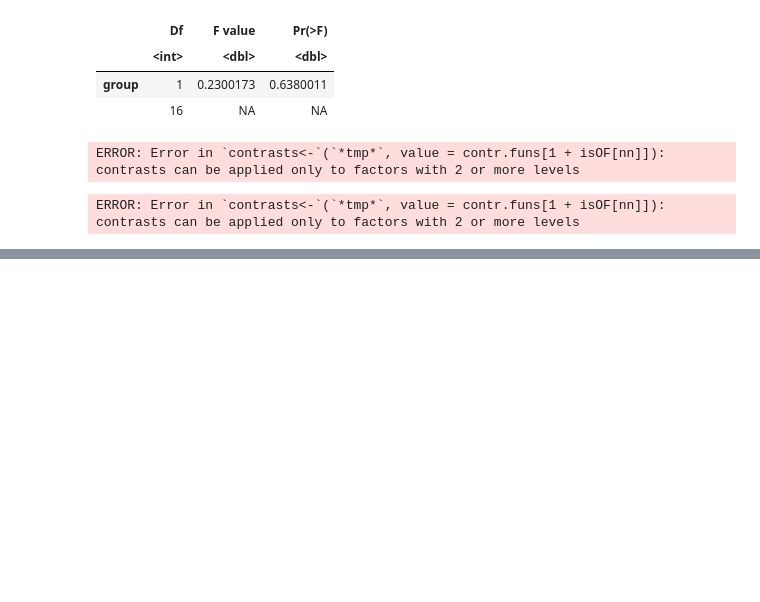
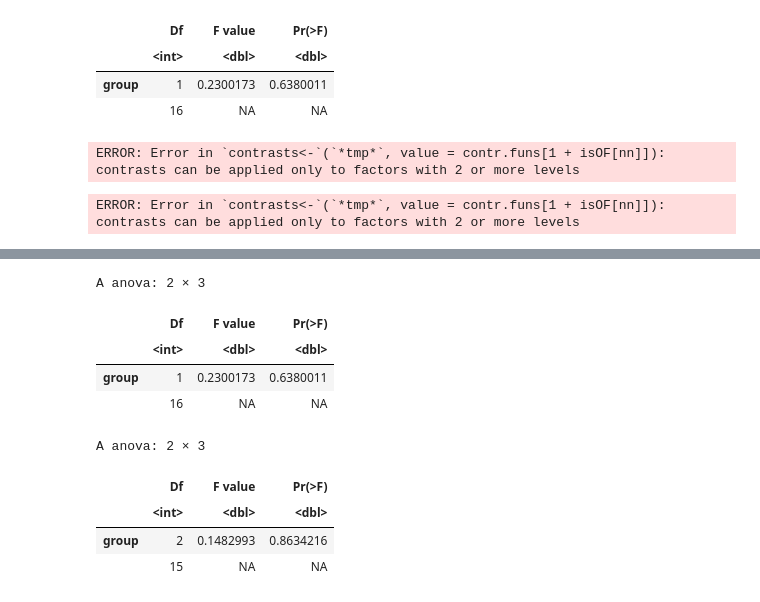
Before and after one commit to tontantip/DADS6001-Applied-statistics, a Jupyter notebook: in class/anova.ipynb, the cells around one changed output, grey strips where cells are left out. Cells and saved outputs as stored; diff of their text form; code cells hidden in the pictures; blank space fills up the shorter version.

```diff
--- a/in class/anova.ipynb
+++ b/in class/anova.ipynb
@@ -1038,0 +1078,15 @@ ERROR: Error in `contrasts<-`(`*tmp*`, value = contr.funs[1 + isOF[nn]]): contra
+# %%
+library(car)
+leveneTest(data~group,data=data_table)
+leveneTest(data~D,data=data_table)
+# %% [output]
+A anova: 2 × 3
+|  | Df | F value | Pr(>F) |
+|  | <int> | <dbl> | <dbl> |
+| group | 1 | 0.2300173 | 0.6380011 |
+|  | 16 | NA | NA |
+A anova: 2 × 3
+|  | Df | F value | Pr(>F) |
+|  | <int> | <dbl> | <dbl> |
+| group | 2 | 0.1482993 | 0.8634216 |
+|  | 15 | NA | NA |
```
Also changed, not shown: parts of 14 cells of this notebook.
